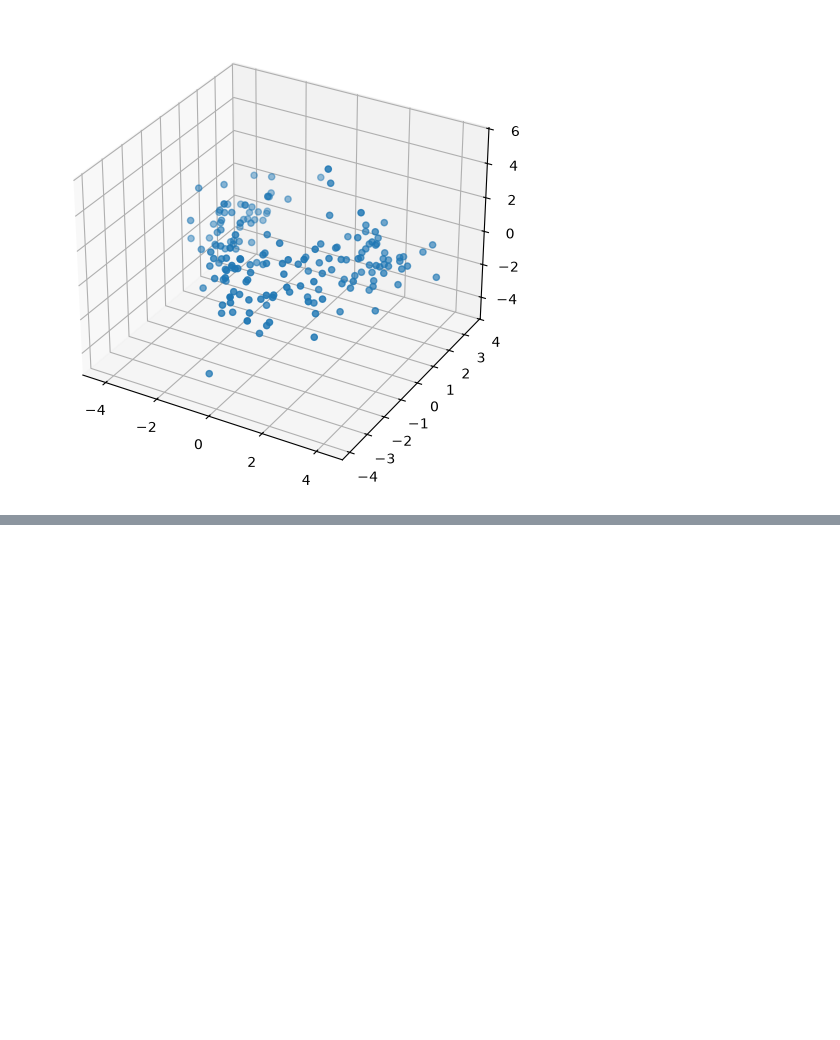
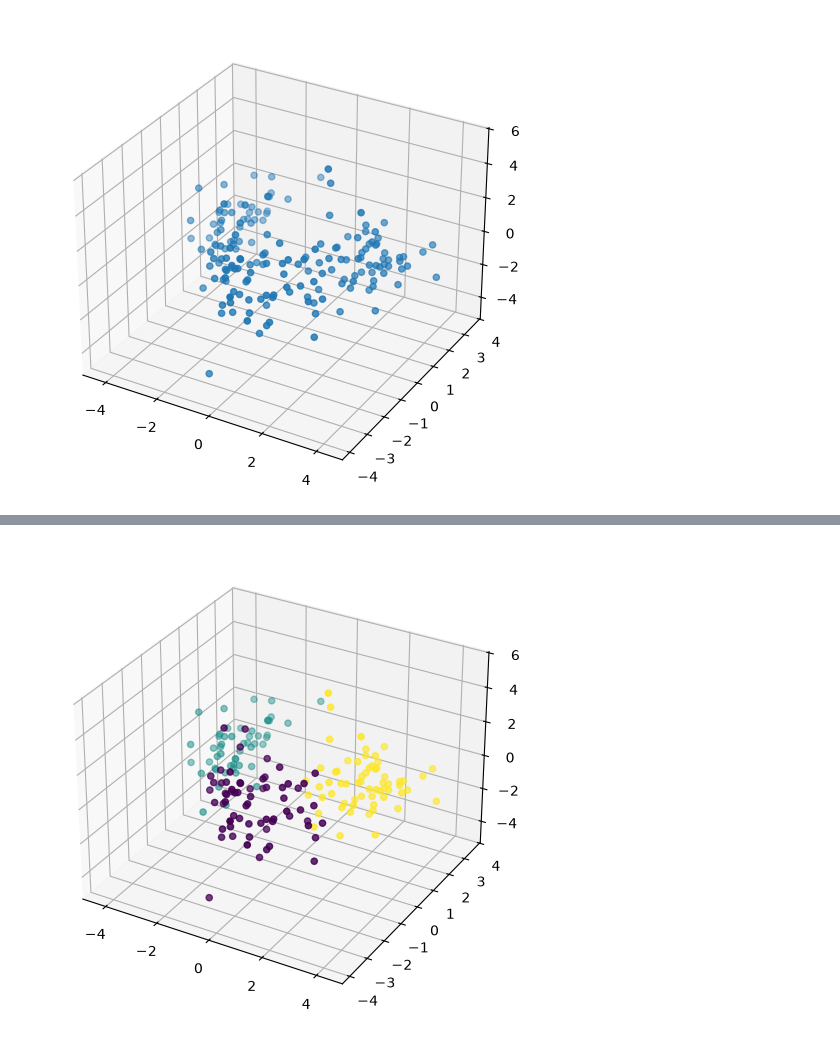
Before and after one commit to Shifa4532/wine_quality_checker, a Jupyter notebook: wine_quality_checker.ipynb, the cells around one changed output, grey strips where cells are left out. Saved outputs shown, nothing was run; the diff lists cells and outputs as text; code cells hidden in the pictures; blank space fills up the shorter version.

```diff
--- a/wine_quality_checker.ipynb
+++ b/wine_quality_checker.ipynb
@@ -135,0 +190,11 @@ from kneed import KneeLocator
+# %%
+kmeans = KMeans(n_clusters=3, random_state=42)
+label_kmeans = kmeans.fit_predict(df_pca)
+# %%
+fig = plt.figure(figsize=(8, 6))
+ax = fig.add_subplot(111, projection="3d")
+ax.scatter(df_pca[:,0], df_pca[:,1], df_pca[:,2], c=label_kmeans)
+
+plt.show()
+# %% [output]
+[figure, added]
```
Also changed, not shown: parts of 18 cells of this notebook.
